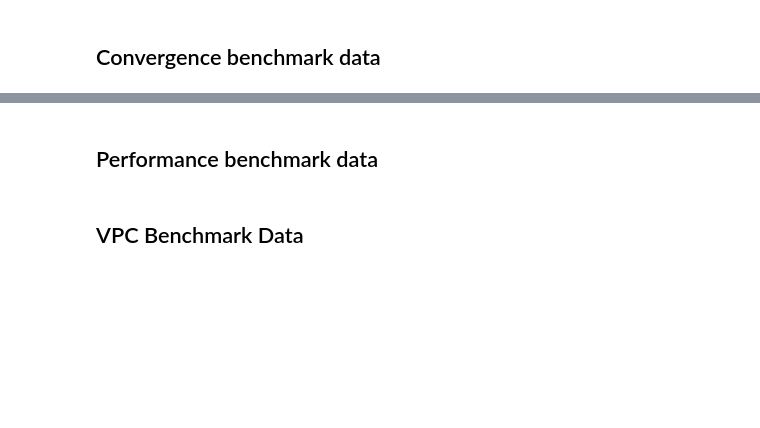
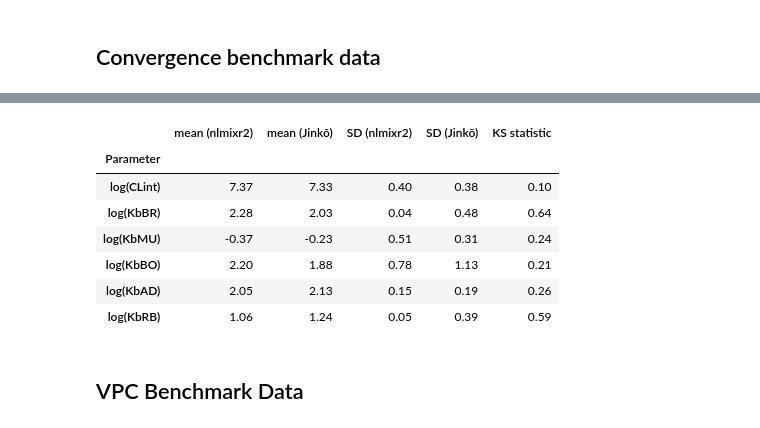
Before and after one commit to novainsilico/vpop-calibration, a Jupyter notebook: ACOP26/Mavoglurant/Generate_comparison_plots.ipynb, the cells around one changed output, grey strips where cells are left out. Saved outputs shown, nothing was run; the diff lists cells and outputs as text; code cells hidden in the pictures; blank space fills up the shorter version.

```diff
--- a/ACOP26/Mavoglurant/Generate_comparison_plots.ipynb
+++ b/ACOP26/Mavoglurant/Generate_comparison_plots.ipynb
@@ -43,6 +58,7 @@ source_color = scale_color_manual(values=Colors, name="Source", limits=Order)
 ## Convergence benchmark data
 # %%
 params = ["CLint", "KbBR", "KbMU", "KbBO", "KbAD", "KbRB"]
+
 
 def load_map(model):
     df = pd.read_csv(data_path(model, "map"))
@@ -52,10 +68,12 @@ def load_map(model):
     out["algo"] = model
     return out
 
+
 def process_map_data(models=models):
     map_df = pd.concat([load_map(m) for m in models], ignore_index=True)
-    return map_df.melt(id_vars=["ID", "algo"], value_vars=params,
-                       var_name="descriptor").reset_index(drop=True)
+    return map_df.melt(
+        id_vars=["ID", "algo"], value_vars=params, var_name="descriptor"
+    ).reset_index(drop=True)
 # %%
 map_obs = process_map_data()
 display(map_obs.head())
@@ -81,2 +242,0 @@ map_obs["descriptor"] = pd.Categorical(
-# %% [markdown]
-## Performance benchmark data
@@ -155,3 +243,46 @@ fig
+# %%
+# Summarize natural logs of the individual estimates, independent of plot ranges.
+# SD is the sample standard deviation (ddof=1); KS is the two-sided statistic.
+summary_rows = []
+for parameter in params:
+    log_samples = {}
+    for model in ("nlmixr2", "Jinkō"):
+        values = map_obs.loc[
+            (map_obs["descriptor"] == parameter) & (map_obs["algo"] == model),
+            "value",
+        ].to_numpy(dtype=float)
+        if len(values) < 2 or not np.isfinite(values).all() or (values <= 0).any():
+            raise ValueError(
+                f"{model}: {parameter} requires at least two finite, positive estimates."
+            )
+        log_samples[model] = np.log(values)
+
+    log_nlmixr2 = log_samples["nlmixr2"]
+    log_jinko = log_samples["Jinkō"]
+    summary_rows.append(
+        {
+            "Parameter": f"log({parameter})",
+            "mean (nlmixr2)": log_nlmixr2.mean(),
+            "mean (Jinkō)": log_jinko.mean(),
+            "SD (nlmixr2)": log_nlmixr2.std(ddof=1),
+            "SD (Jinkō)": log_jinko.std(ddof=1),
+            "KS statistic": ks_2samp(
+                log_nlmixr2, log_jinko, alternative="two-sided"
+            ).statistic,
+        }
+    )
+
+log_parameter_summary = pd.DataFrame(summary_rows).set_index("Parameter")
+display(log_parameter_summary.style.format("{:.2f}"))
+# %% [output]
+|  | mean (nlmixr2) | mean (Jinkō) | SD (nlmixr2) | SD (Jinkō) | KS statistic |
+| Parameter |  |  |  |  |  |
+| log(CLint) | 7.37 | 7.33 | 0.40 | 0.38 | 0.10 |
+| log(KbBR) | 2.28 | 2.03 | 0.04 | 0.48 | 0.64 |
+| log(KbMU) | -0.37 | -0.23 | 0.51 | 0.31 | 0.24 |
+| log(KbBO) | 2.20 | 1.88 | 0.78 | 1.13 | 0.21 |
+| log(KbAD) | 2.05 | 2.13 | 0.15 | 0.19 | 0.26 |
+| log(KbRB) | 1.06 | 1.24 | 0.05 | 0.39 | 0.59 |
 # %% [markdown]
 ## VPC Benchmark Data
 # %%
```
Also changed, not shown: parts of 9 cells of this notebook, 29 other files.
